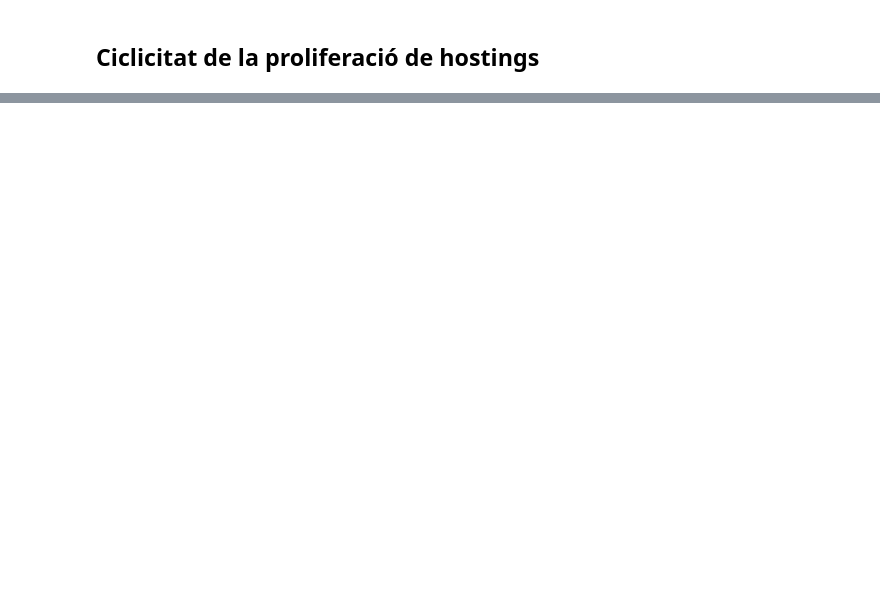
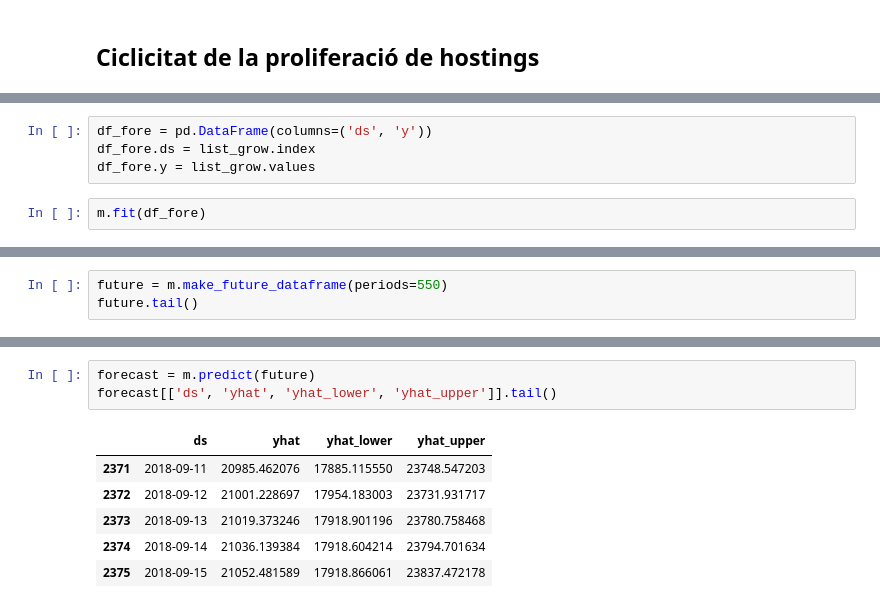
Before and after one commit to BielStela/InsideAirbnb, a Jupyter notebook: notebooks/Forecasting listing and hosting.ipynb, the cells around one changed output, grey strips where cells are left out. Drawn from its saved outputs; the diff is of its cells as text; blank space fills up the shorter version.

```diff
--- a/notebooks/Forecasting listing and hosting.ipynb
+++ b/notebooks/Forecasting listing and hosting.ipynb
@@ -158,0 +201,6 @@ fig = decomposition.plot()
+# %%
+df_fore = pd.DataFrame(columns=('ds', 'y'))
+df_fore.ds = list_grow.index
+df_fore.y = list_grow.values
+# %%
+m.fit(df_fore)
@@ -158,0 +209,3 @@ fig = decomposition.plot()
+# %%
+future = m.make_future_dataframe(periods=550)
+future.tail()
@@ -158,0 +219,10 @@ fig = decomposition.plot()
+# %%
+forecast = m.predict(future)
+forecast[['ds', 'yhat', 'yhat_lower', 'yhat_upper']].tail()
+# %% [output]
+|  | ds | yhat | yhat_lower | yhat_upper |
+| 2371 | 2018-09-11 | 20985.462076 | 17885.115550 | 23748.547203 |
+| 2372 | 2018-09-12 | 21001.228697 | 17954.183003 | 23731.931717 |
+| 2373 | 2018-09-13 | 21019.373246 | 17918.901196 | 23780.758468 |
+| 2374 | 2018-09-14 | 21036.139384 | 17918.604214 | 23794.701634 |
+| 2375 | 2018-09-15 | 21052.481589 | 17918.866061 | 23837.472178 |
```
Also changed, not shown: parts of 22 cells of this notebook.
